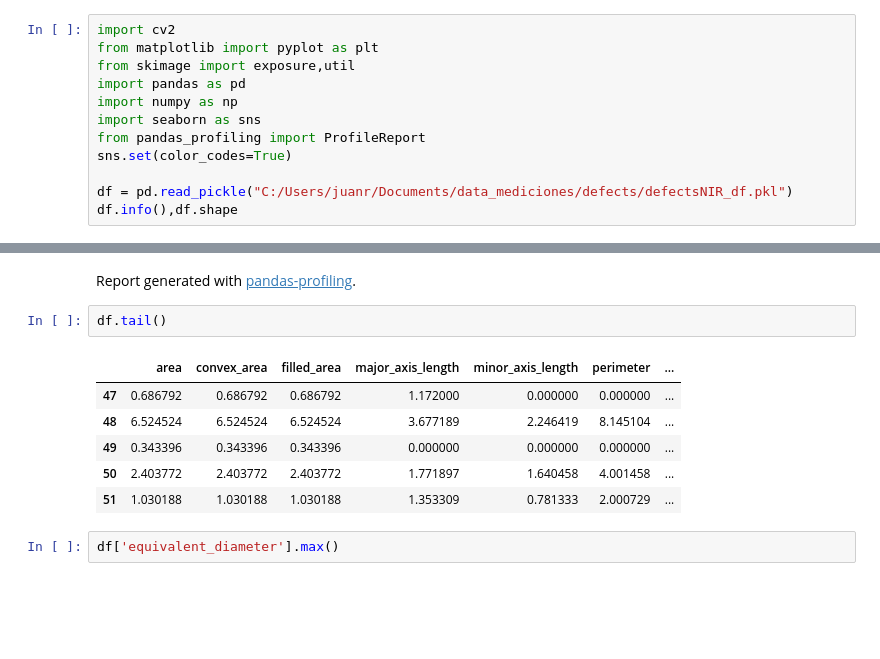
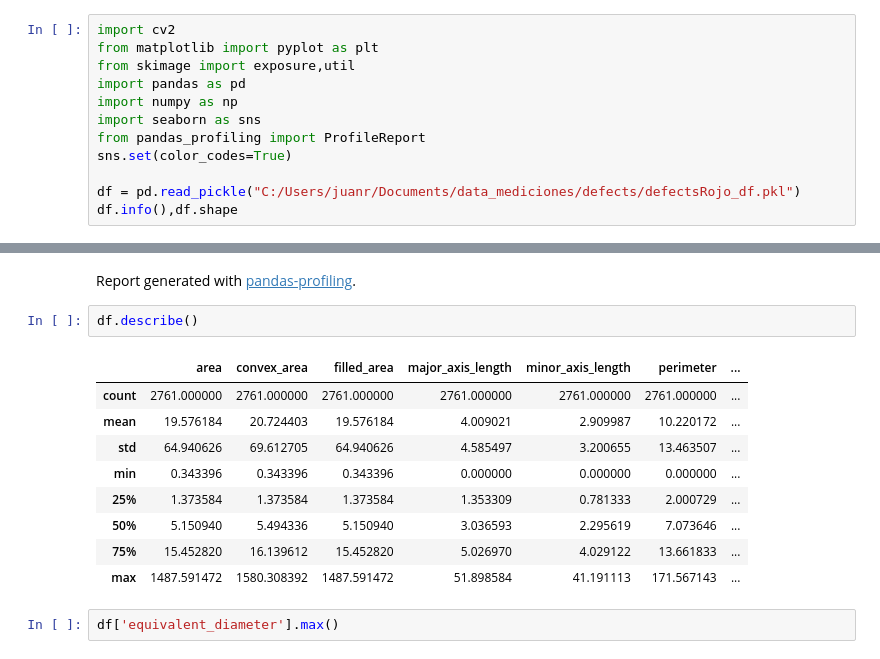
Before and after one commit to jrr1984/defects_analysis, a Jupyter notebook: Defects analysis.ipynb, the cells around one changed output, grey strips where cells are left out. Drawn from its saved outputs; the diff is of its cells as text; blank space fills up the shorter version.

```diff
--- a/Defects analysis.ipynb
+++ b/Defects analysis.ipynb
@@ -8,7 +8,7 @@ import seaborn as sns
 from pandas_profiling import ProfileReport
 sns.set(color_codes=True)
 
-df = pd.read_pickle("C:/Users/juanr/Documents/data_mediciones/defects/defectsNIR_df.pkl")
+df = pd.read_pickle("C:/Users/juanr/Documents/data_mediciones/defects/defectsRojo_df.pkl")
 df.info(),df.shape
 # %% [output]
 <class 'pandas.core.frame.DataFrame'>
@@ -34,14 +34,17 @@ profile
 Tab(children=(HTML(value='<div id="overview-content" class="row variable spacing">\n    <div class="row">\n   …
 Report generated with pandas-profiling.
 # %%
-df.tail()
+df.describe()
 # %% [output]
 |  | area | convex_area | filled_area | major_axis_length | minor_axis_length | perimeter | ... |
-| 47 | 0.686792 | 0.686792 | 0.686792 | 1.172000 | 0.000000 | 0.000000 | ... |
-| 48 | 6.524524 | 6.524524 | 6.524524 | 3.677189 | 2.246419 | 8.145104 | ... |
-| 49 | 0.343396 | 0.343396 | 0.343396 | 0.000000 | 0.000000 | 0.000000 | ... |
-| 50 | 2.403772 | 2.403772 | 2.403772 | 1.771897 | 1.640458 | 4.001458 | ... |
-| 51 | 1.030188 | 1.030188 | 1.030188 | 1.353309 | 0.781333 | 2.000729 | ... |
+| count | 2761.000000 | 2761.000000 | 2761.000000 | 2761.000000 | 2761.000000 | 2761.000000 | ... |
+| mean | 19.576184 | 20.724403 | 19.576184 | 4.009021 | 2.909987 | 10.220172 | ... |
+| std | 64.940626 | 69.612705 | 64.940626 | 4.585497 | 3.200655 | 13.463507 | ... |
+| min | 0.343396 | 0.343396 | 0.343396 | 0.000000 | 0.000000 | 0.000000 | ... |
+| 25% | 1.373584 | 1.373584 | 1.373584 | 1.353309 | 0.781333 | 2.000729 | ... |
+| 50% | 5.150940 | 5.494336 | 5.150940 | 3.036593 | 2.295619 | 7.073646 | ... |
+| 75% | 15.452820 | 16.139612 | 15.452820 | 5.026970 | 4.029122 | 13.661833 | ... |
+| max | 1487.591472 | 1580.308392 | 1487.591472 | 51.898584 | 41.191113 | 171.567143 | ... |
 # %%
 df['equivalent_diameter'].max()
 # %% [output]
```
Also changed, not shown: parts of 1 cell of this notebook, 7 other files.
